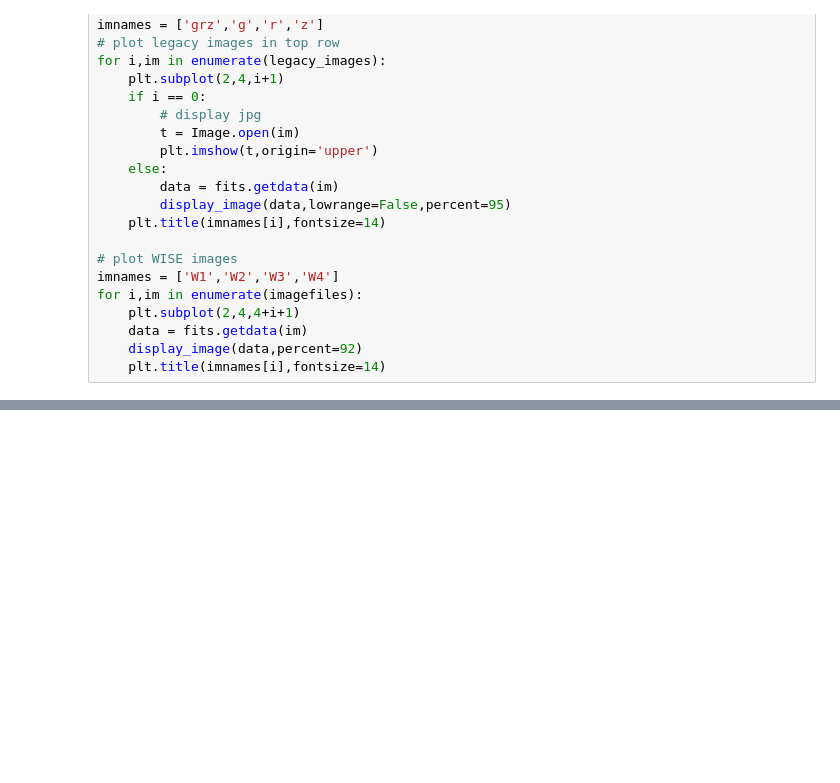
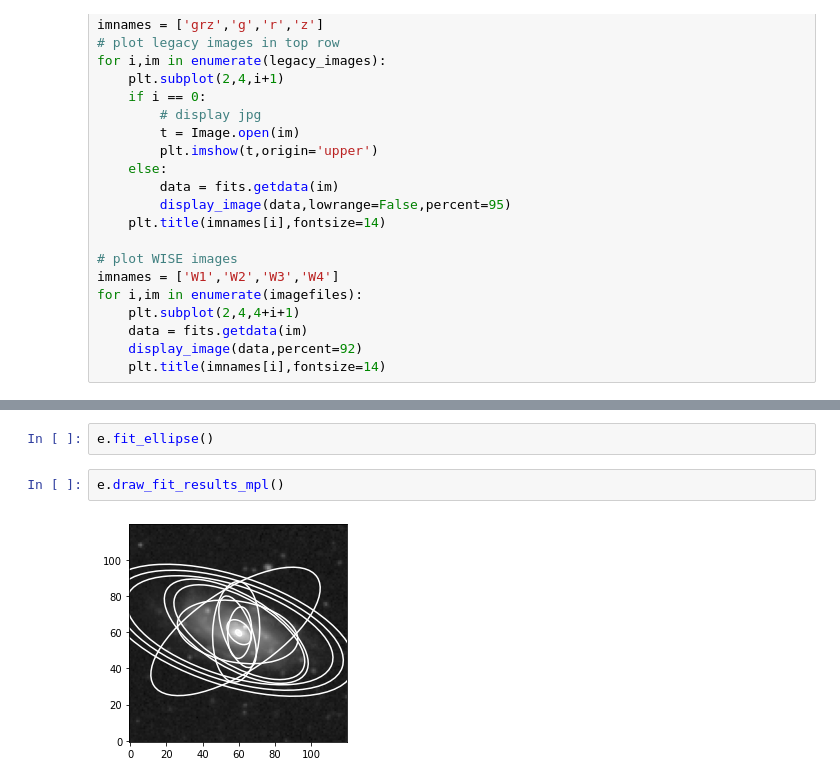
Before and after one commit to rfinn/APPSS, a Jupyter notebook: notebooks/download_wise_images.ipynb, the cells around one changed output, grey strips where cells are left out. Saved outputs shown, nothing was run; the diff lists cells and outputs as text; blank space fills up the shorter version.

```diff
--- a/notebooks/download_wise_images.ipynb
+++ b/notebooks/download_wise_images.ipynb
@@ -168,0 +277,6 @@ for i,im in enumerate(imagefiles):
+# %%
+e.fit_ellipse()
+# %%
+e.draw_fit_results_mpl()
+# %% [output]
+[figure, added]
```
Also changed, not shown: parts of 42 cells of this notebook.
